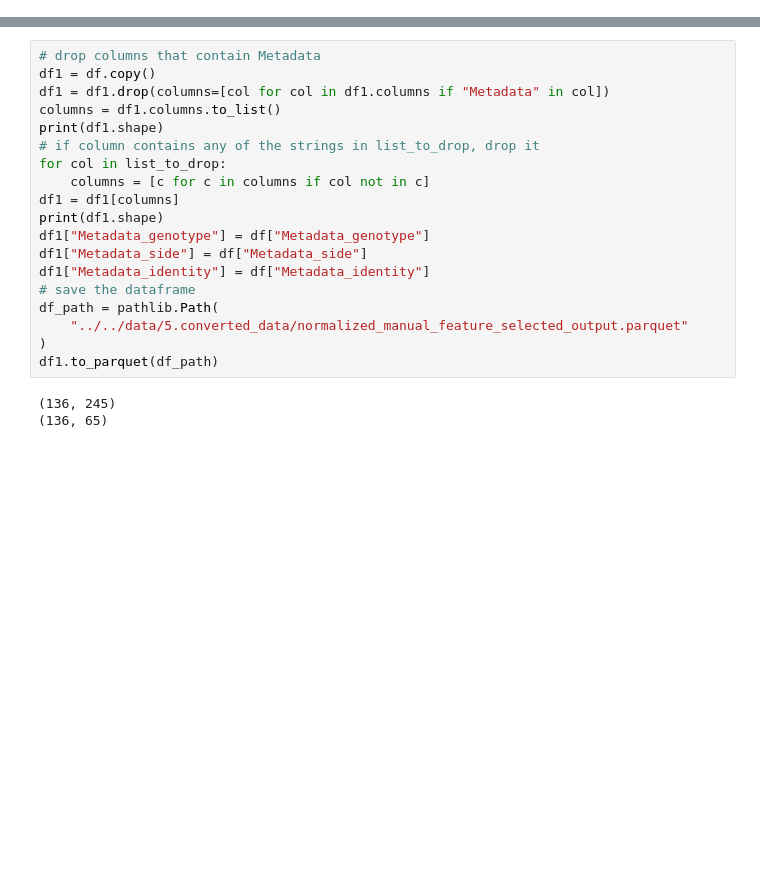
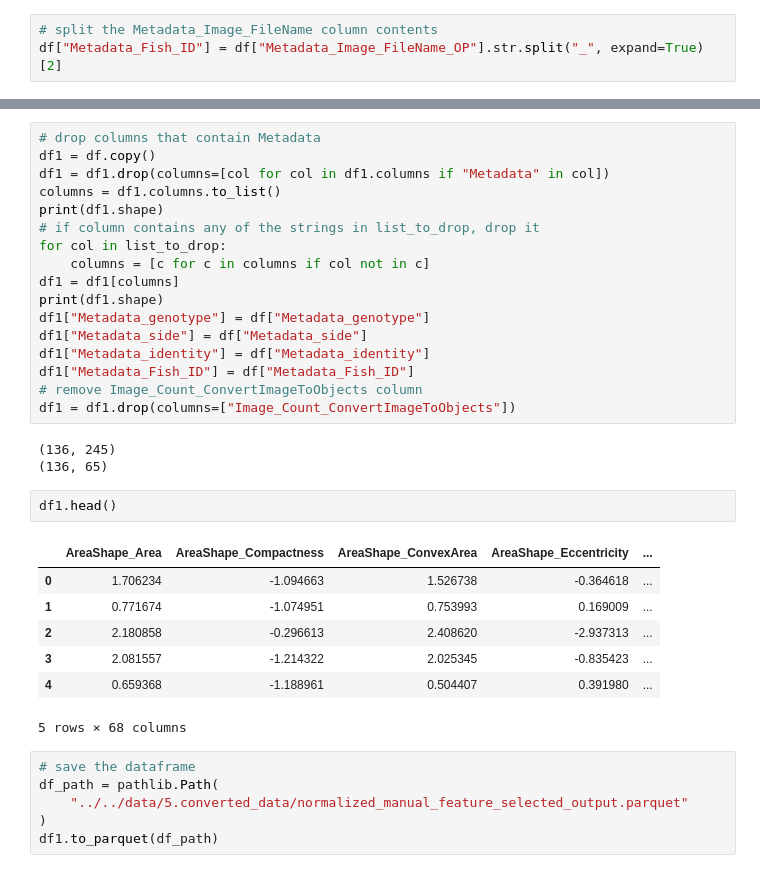
Before and after one commit to MikeLippincott/Nichols_Lab_Collaboration, a Jupyter notebook: 6.analyze_features/notebooks/00.drop_manual_defined_blacklisted_features.ipynb, the cells around one changed output, grey strips where cells are left out. Drawn from its saved outputs; the diff is of its cells as text; blank space fills up the shorter version.

```diff
--- a/6.analyze_features/notebooks/00.drop_manual_defined_blacklisted_features.ipynb
+++ b/6.analyze_features/notebooks/00.drop_manual_defined_blacklisted_features.ipynb
@@ -16,4 +16,7 @@ df.head()
 | 3 | MAX_high_11_R.tiff | 1 | 1 | 43616.0 | ... |
 | 4 | MAX_high_12_L.tiff | 2 | 2 | 25894.0 | ... |
 5 rows × 269 columns
+# %%
+# split the Metadata_Image_FileName column contents
+df["Metadata_Fish_ID"] = df["Metadata_Image_FileName_OP"].str.split("_", expand=True)[2]
 # %% [markdown]
@@ -56,11 +63,25 @@ print(df1.shape)
 df1["Metadata_genotype"] = df["Metadata_genotype"]
 df1["Metadata_side"] = df["Metadata_side"]
 df1["Metadata_identity"] = df["Metadata_identity"]
-# save the dataframe
-df_path = pathlib.Path(
-    "../../data/5.converted_data/normalized_manual_feature_selected_output.parquet"
-)
-df1.to_parquet(df_path)
+df1["Metadata_Fish_ID"] = df["Metadata_Fish_ID"]
+# remove Image_Count_ConvertImageToObjects column
+df1 = df1.drop(columns=["Image_Count_ConvertImageToObjects"])
 # %% [output]
 (136, 245)
 (136, 65)
+# %%
+df1.head()
+# %% [output]
+|  | AreaShape_Area | AreaShape_Compactness | AreaShape_ConvexArea | AreaShape_Eccentricity | ... |
+| 0 | 1.706234 | -1.094663 | 1.526738 | -0.364618 | ... |
+| 1 | 0.771674 | -1.074951 | 0.753993 | 0.169009 | ... |
+| 2 | 2.180858 | -0.296613 | 2.408620 | -2.937313 | ... |
+| 3 | 2.081557 | -1.214322 | 2.025345 | -0.835423 | ... |
+| 4 | 0.659368 | -1.188961 | 0.504407 | 0.391980 | ... |
+5 rows × 68 columns
+# %%
+# save the dataframe
+df_path = pathlib.Path(
+    "../../data/5.converted_data/normalized_manual_feature_selected_output.parquet"
+)
+df1.to_parquet(df_path)
```
Also changed, not shown: parts of 1 cell of this notebook, 30 other files.
